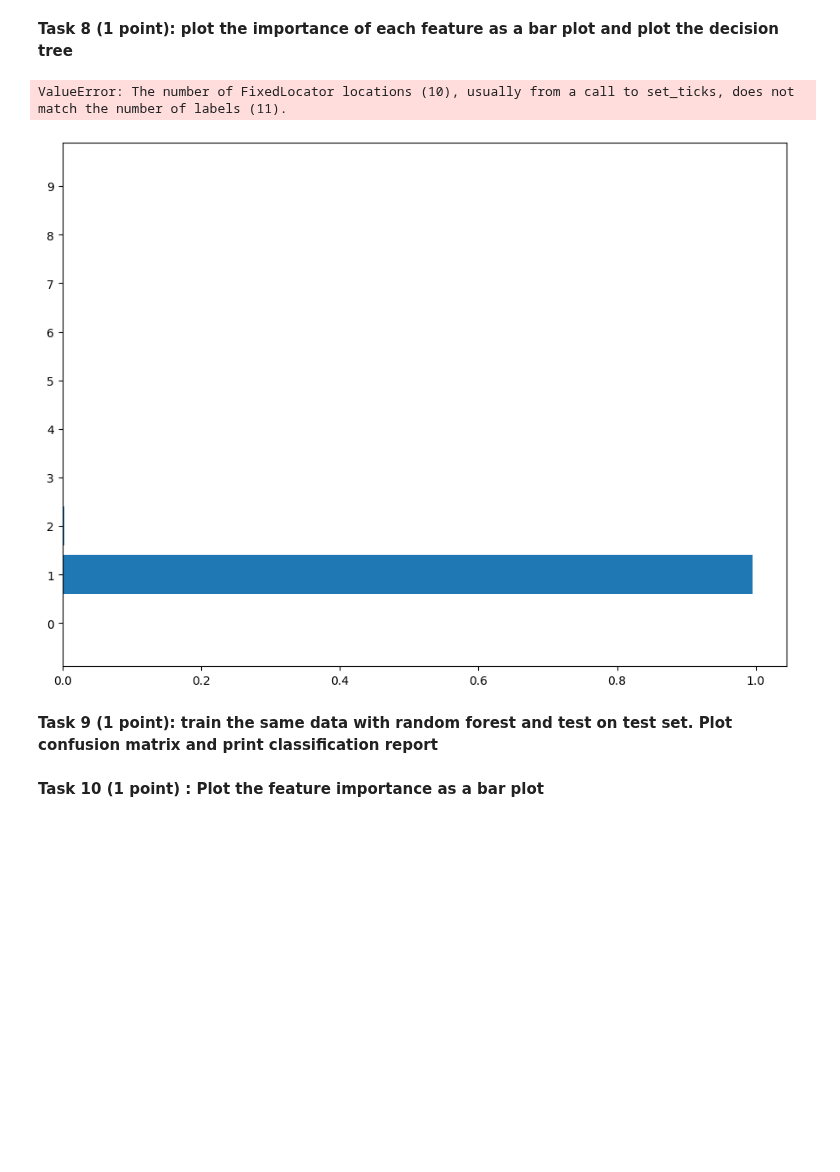
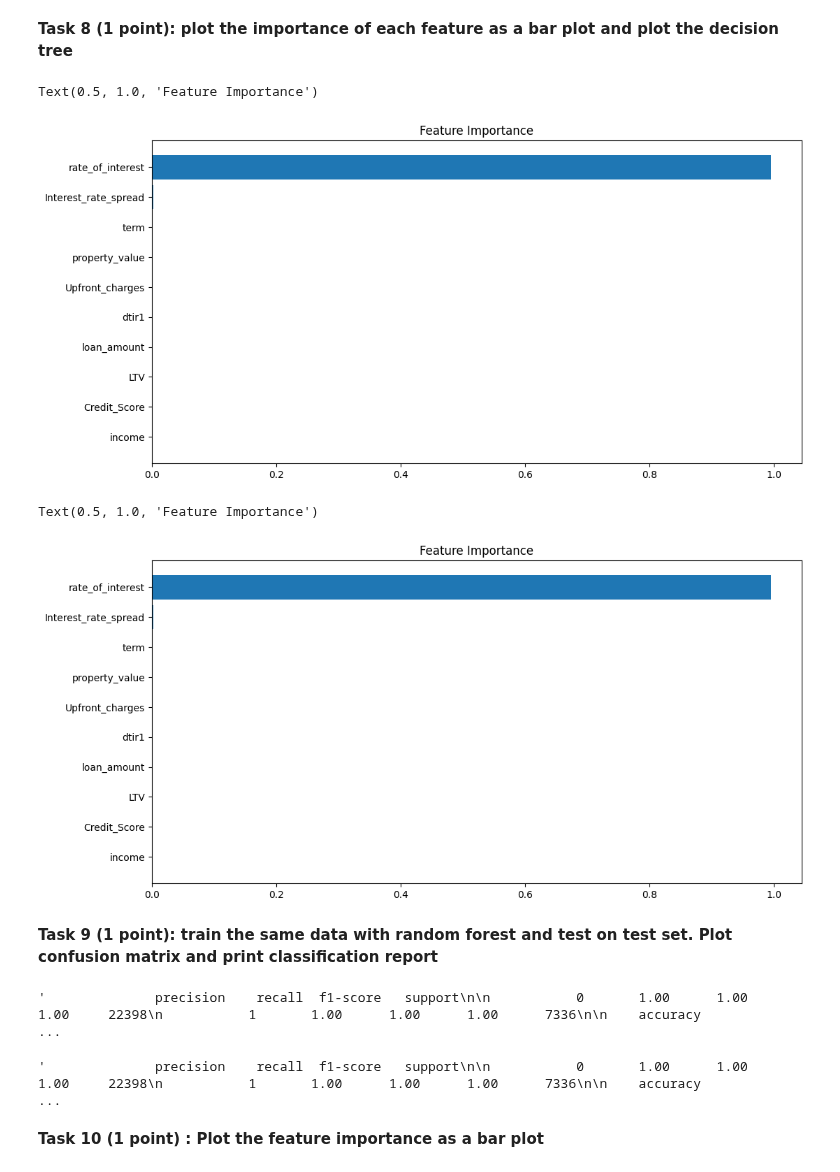
Before and after one commit to troniixx/uzh, a Jupyter notebook: Computational Science/Sem 2/ESC403/Exercise 5/Session_06.ipynb, the cells around one changed output. Cells and saved outputs as stored; diff of their text form; code cells hidden in the pictures; blank space fills up the shorter version.

```diff
--- a/Computational Science/Sem 2/ESC403/Exercise 5/Session_06.ipynb
+++ b/Computational Science/Sem 2/ESC403/Exercise 5/Session_06.ipynb
@@ -151,10 +151,38 @@ plt.show()
 # %% [markdown]
 **Task 8 (1 point): plot the importance of each feature as a bar plot and plot the decision tree**
 # %%
+feature_importance = tree_trainer.feature_importances_
+sorted_idx = np.argsort(feature_importance)
+fig = plt.figure(figsize=(12, 6))
+plt.barh(range(len(sorted_idx)), feature_importance[sorted_idx], align="center")
+plt.yticks(range(len(sorted_idx)), np.array(test_x.columns)[sorted_idx])
+plt.title("Feature Importance")
 # %% [output]
-ValueError: The number of FixedLocator locations (10), usually from a call to set_ticks, does not match the number of labels (11).
+Text(0.5, 1.0, 'Feature Importance')
-[figure, old version]
+[figure, new version]
+# %%
+feature_importance = tree_trainer.feature_importances_
+sorted_idx = np.argsort(feature_importance)
+
+fig = plt.figure(figsize=(12, 6))
+plt.barh(range(len(sorted_idx)), feature_importance[sorted_idx], align="center")
+plt.yticks(range(len(sorted_idx)), np.array(train_x.columns)[sorted_idx])
+plt.title("Feature Importance")
+# %% [output]
+Text(0.5, 1.0, 'Feature Importance')
+[figure, added]
 # %% [markdown]
 **Task 9 (1 point): train the same data with random forest and test on test set. Plot confusion matrix and print classification report**
+# %%
+rf = RandomForestClassifier()
+rf.fit(train_x, train_y)
+classification_report(rf.predict(train_x), train_y)
+# %% [output]
+'              precision    recall  f1-score   support\n\n           0       1.00      1.00      1.00     22398\n           1       1.00      1.00      1.00      7336\n\n    accuracy                   ...
+# %%
+rf.fit(test_x, test_y)
+classification_report(rf.predict(test_x), test_y)
+# %% [output]
+'              precision    recall  f1-score   support\n\n           0       1.00      1.00      1.00     22398\n           1       1.00      1.00      1.00      7336\n\n    accuracy                   ...
 # %% [markdown]
 **Task 10 (1 point) : Plot the feature importance as a bar plot**
```
Also changed, not shown: parts of 6 cells of this notebook.
